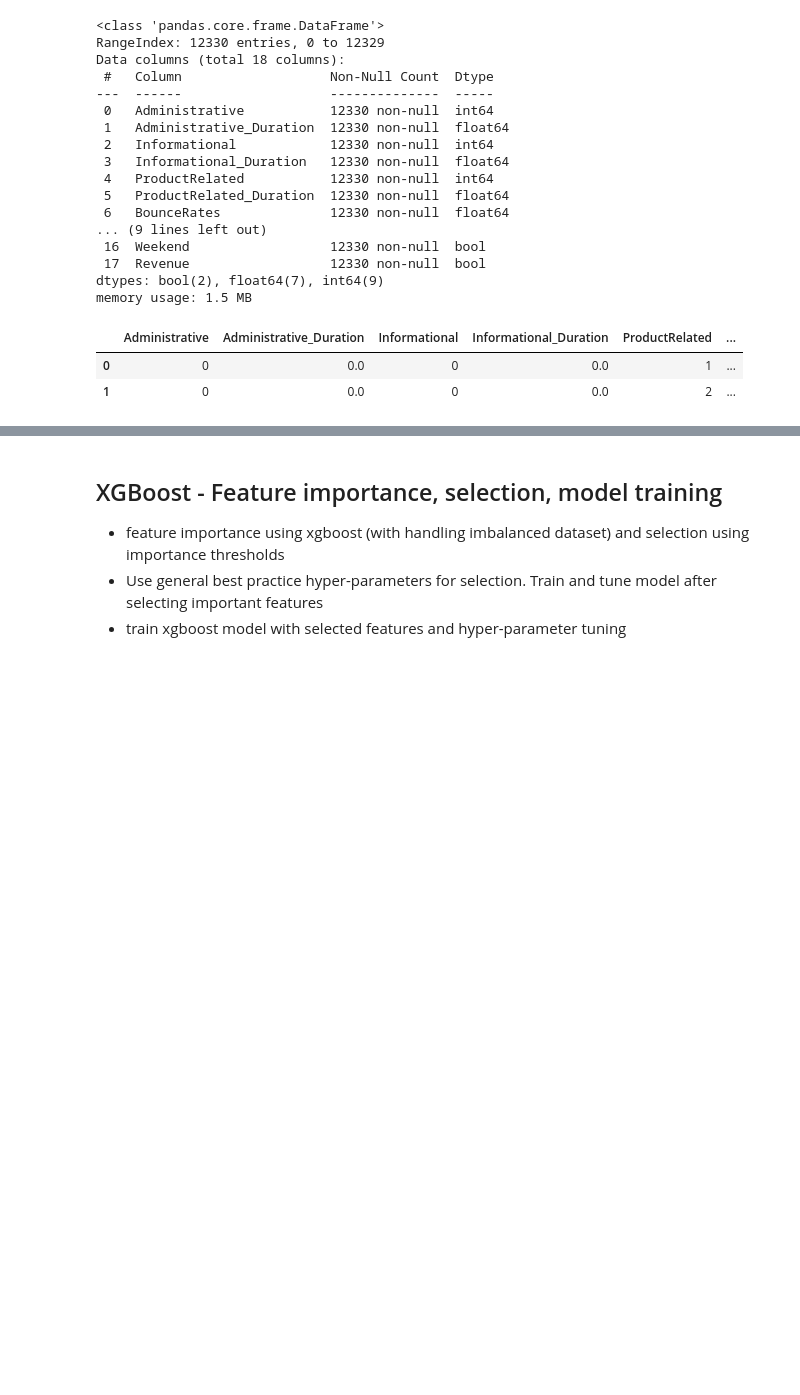
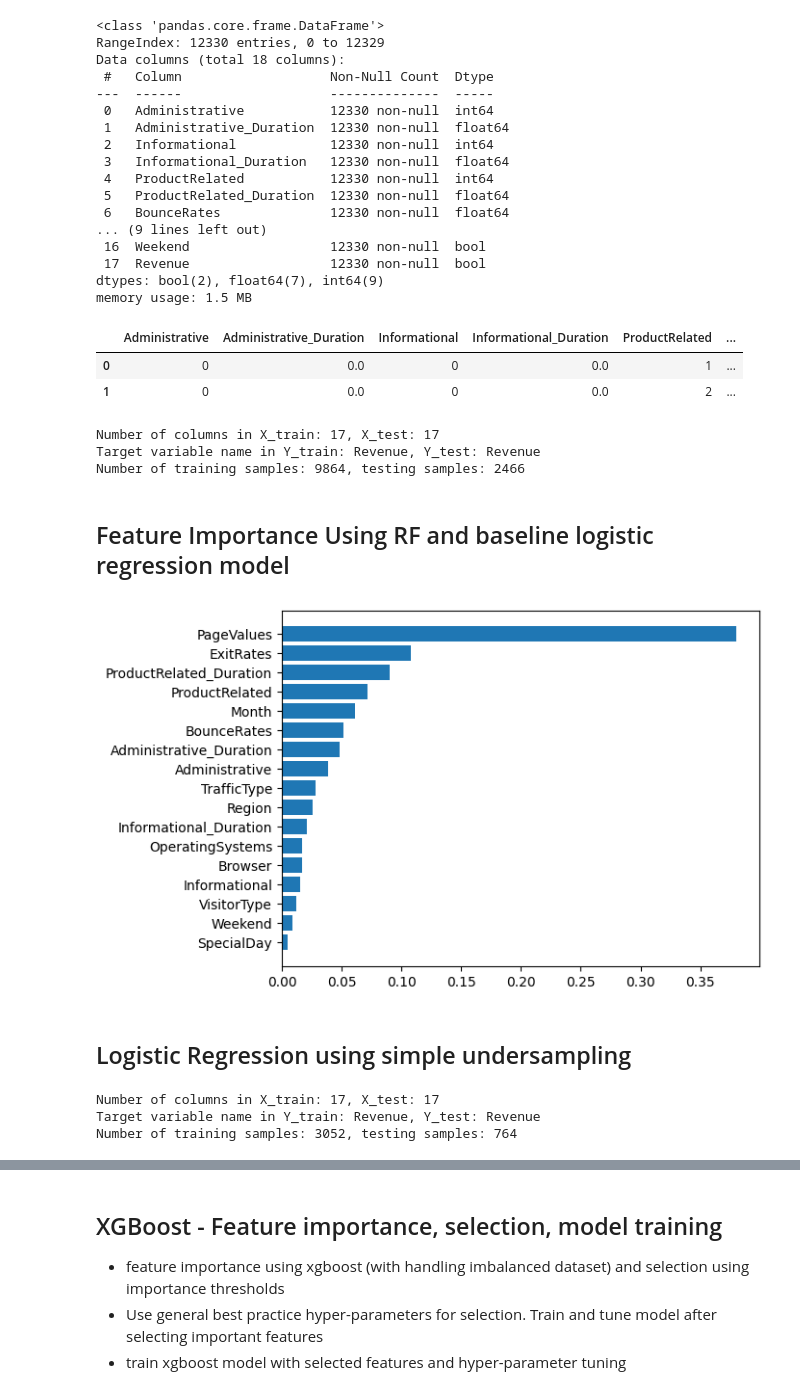
Before and after one commit to Ramya-Kottapalli/aicadium-coding, a Jupyter notebook: ecommerce_model.ipynb, the cells around one changed output, grey strips where cells are left out. Drawn from its saved outputs; the diff is of its cells as text; code cells hidden in the pictures; blank space fills up the shorter version.

```diff
--- a/ecommerce_model.ipynb
+++ b/ecommerce_model.ipynb
@@ -235,3 +202,12 @@ memory usage: 1.5 MB
 |  | Administrative | Administrative_Duration | Informational | Informational_Duration | ProductRelated | ... |
 | 0 | 0 | 0.0 | 0 | 0.0 | 1 | ... |
 | 1 | 0 | 0.0 | 0 | 0.0 | 2 | ... |
+# %%
+# train test split
+X_train, Y_train, X_test, Y_test = split(df, "Revenue", test_size=0.2, random_state=0, stratify=True)
+# %% [output]
+Number of columns in X_train: 17, X_test: 17
+Target variable name in Y_train: Revenue, Y_test: Revenue
+Number of training samples: 9864, testing samples: 2466
+# %% [markdown]
+## Feature Importance Using RF and baseline logistic regression model
@@ -237,0 +218,31 @@ memory usage: 1.5 MB
+# %%
+# by default resamples majority class (in our case where revenue is 0/false)
+# other parameters can be default for now, for feature selection only
+clf = BalancedRandomForestClassifier(random_state=0)
+clf.fit(X_train, Y_train)
+
+# show feature importances
+fimp = list(zip(clf.feature_names_in_,clf.feature_importances_))
+fimp.sort(key = lambda x : x[1])
+plt.barh([x[0] for x in fimp],[x[1] for x in fimp])
+
+plt.show()
+# %% [output]
+[figure, added]
+# %% [markdown]
+## Logistic Regression using simple undersampling
+# %%
+# using balanced undersampled sets since LR complexity is less, smaller datasets should be fine
+n = 1908
+rev_1 = df[df["Revenue"]==1]
+rev_0 = df[df["Revenue"]==0].sample(1908)
+
+lr_df = pd.concat([rev_0, rev_1]) # Datframe for Logistic Regression test
+
+train_df_lr, test_df_lr = train_test_split(lr_df, test_size=0.2, random_state=0)
+
+X_train_lr, Y_train_lr, X_test_lr, Y_test_lr = split(lr_df, "Revenue", test_size=0.2, random_state=0)
+# %% [output]
+Number of columns in X_train: 17, X_test: 17
+Target variable name in Y_train: Revenue, Y_test: Revenue
+Number of training samples: 3052, testing samples: 764
```
Also changed, not shown: parts of 26 cells of this notebook, 9 other files.
